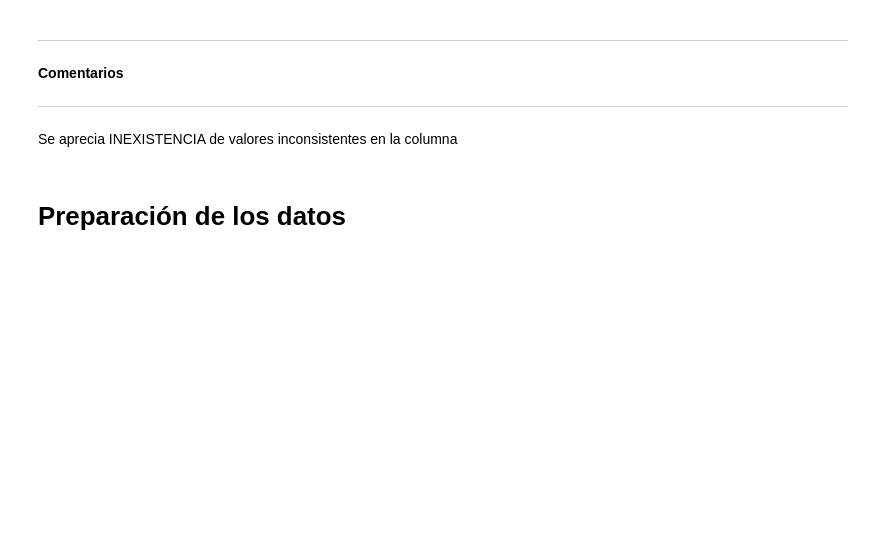
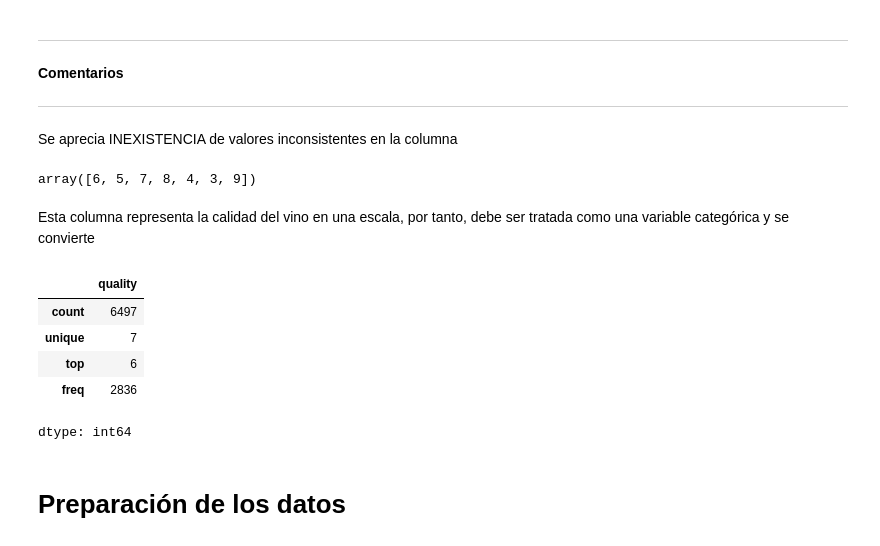
Before and after one commit to JaznaLaProfe/Fundamentos-de-Machine-Learning, a Jupyter notebook: Análisis-Preparación datos/7_FMY0100_Preparación_Datos.ipynb, the cells around one changed output. Drawn from its saved outputs; the diff is of its cells as text; code cells hidden in the pictures; blank space fills up the shorter version.

```diff
--- a/Análisis-Preparación datos/7_FMY0100_Preparación_Datos.ipynb
+++ b/Análisis-Preparación datos/7_FMY0100_Preparación_Datos.ipynb
@@ -337,3 +348,9 @@ array(['white', 'red'], dtype=object)
 
 ---
 Se aprecia INEXISTENCIA de valores inconsistentes en la columna
+# %%
+data.quality.unique()
+# %% [output]
+array([6, 5, 7, 8, 4, 3, 9])
+# %% [markdown]
+Esta columna representa la calidad del vino en una escala, por tanto, debe ser tratada como una variable categórica y se convierte
@@ -340,3 +360,12 @@ Se aprecia INEXISTENCIA de valores inconsistentes en la columna
+# %%
+data.quality.describe()
+# %% [output]
+|  | quality |
+| count | 6497 |
+| unique | 7 |
+| top | 6 |
+| freq | 2836 |
+dtype: int64
 # %% [markdown]
 # Preparación de los datos
 # %% [markdown]
```
Also changed, not shown: parts of 31 cells of this notebook.
